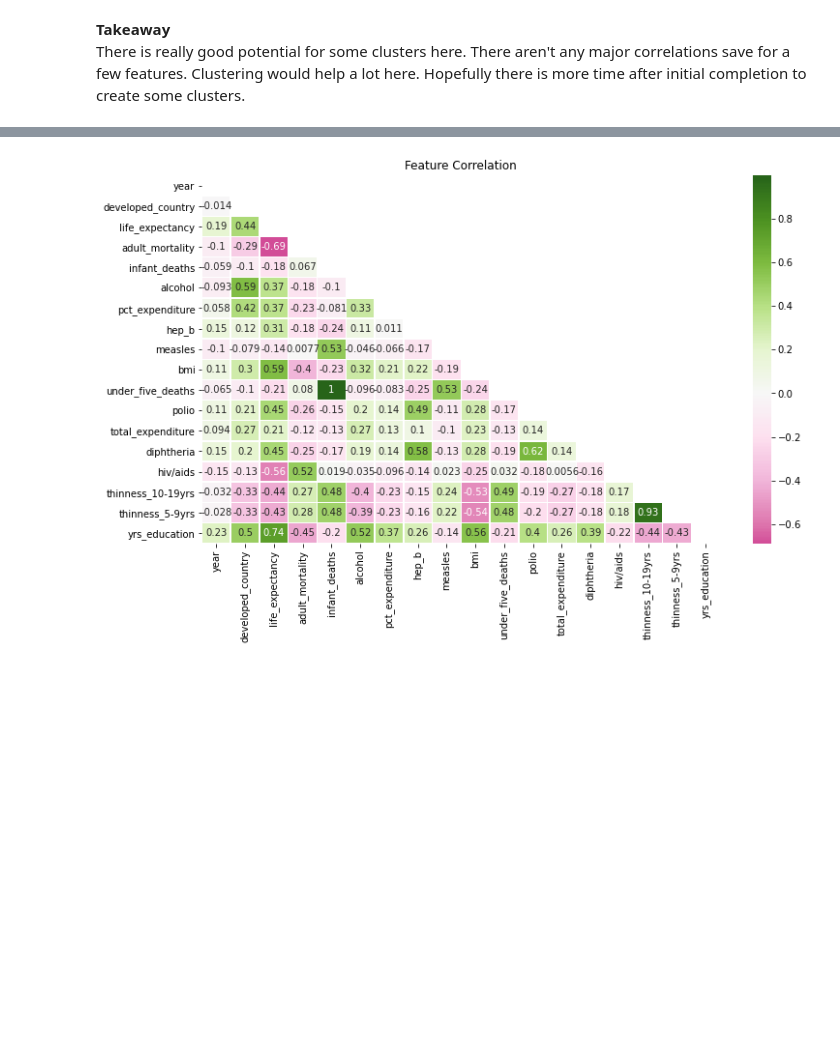
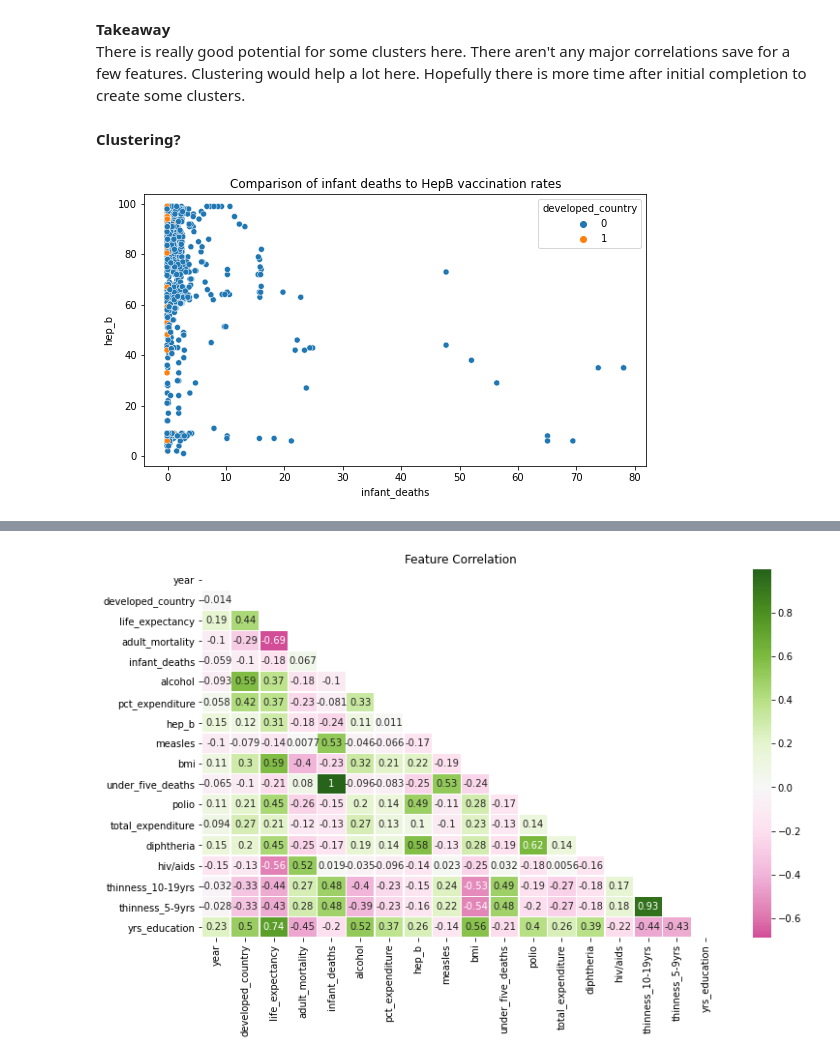
Before and after one commit to DesireeMcElroy/life-expectancy-project, a Jupyter notebook: life_expectancy.ipynb, the cells around one changed output, grey strips where cells are left out. Drawn from its saved outputs; the diff is of its cells as text; code cells hidden in the pictures; blank space fills up the shorter version.

```diff
--- a/life_expectancy.ipynb
+++ b/life_expectancy.ipynb
@@ -344,3 +346,12 @@ explore.scatterplot(X, y, train_scaled)
 **Takeaway**
 \
 There is really good potential for some clusters here. There aren't any major correlations save for a few features. Clustering would help a lot here. Hopefully there is more time after initial completion to create some clusters.
+# %% [markdown]
+**Clustering?**
+# %%
+# take a look at cluster possibilities
+plt.figure(figsize=(9,5))
+sns.scatterplot(x='infant_deaths', y='hep_b', data=train_scaled, hue='developed_country')
+plt.title('Comparison of infant deaths to HepB vaccination rates');
+# %% [output]
+[figure, added]
```
Also changed, not shown: parts of 31 cells of this notebook.
